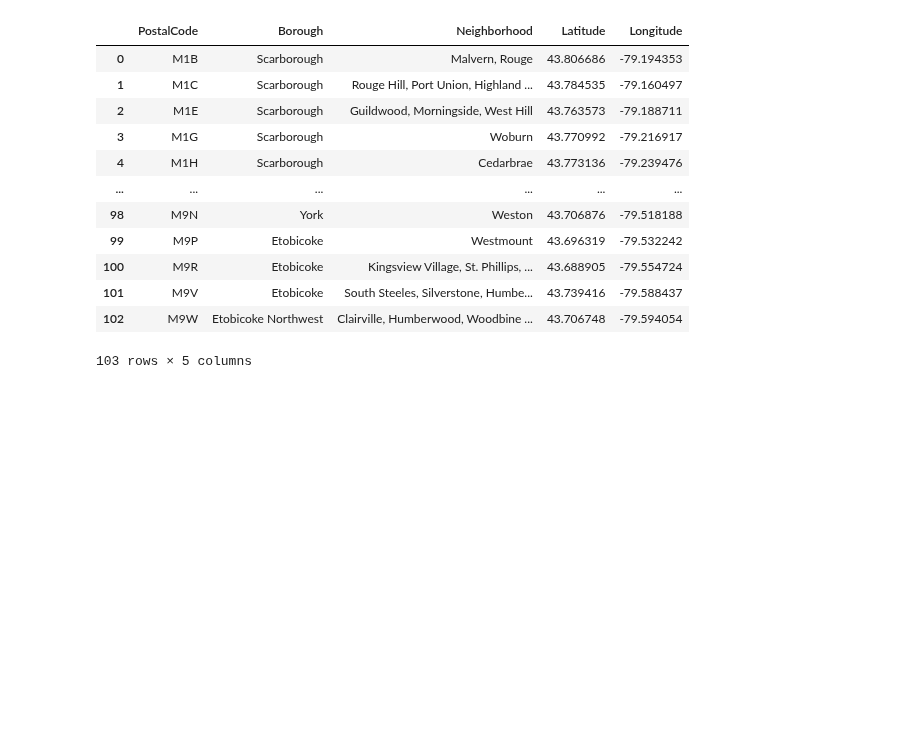
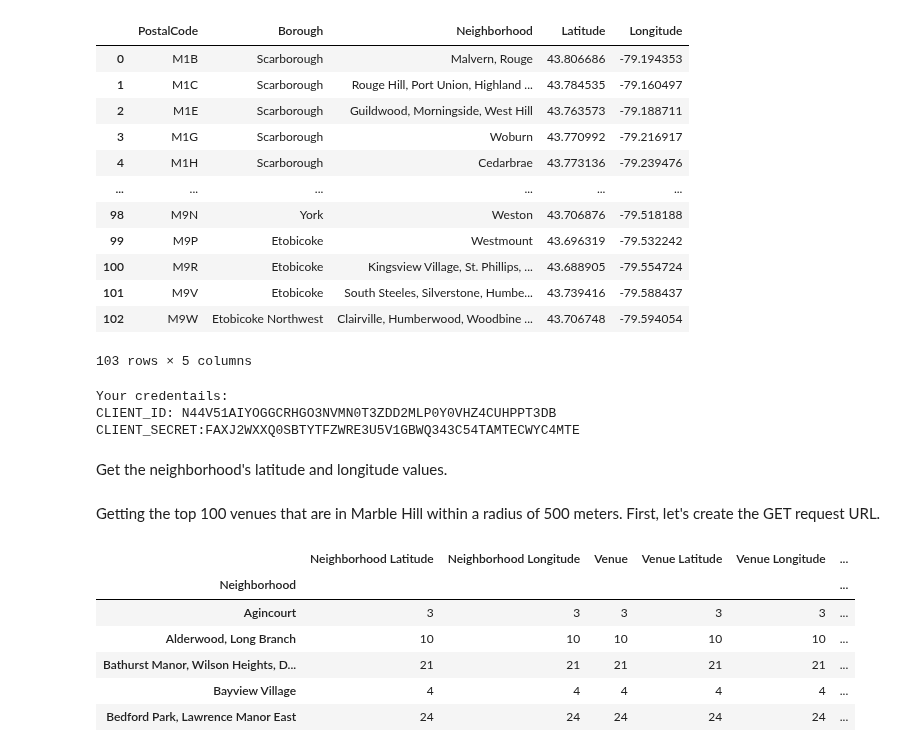
Before and after one commit to shivashamloo/Data-Science-Capstone, a Jupyter notebook: toronto clustering.ipynb, the cells around one changed output. Saved outputs shown, nothing was run; the diff lists cells and outputs as text; code cells hidden in the pictures; blank space fills up the shorter version.

```diff
--- a/toronto clustering.ipynb
+++ b/toronto clustering.ipynb
@@ -43,7 +44,10 @@ df=df.groupby('PostalCode',axis=0).sum()
 # %% [markdown]
 Replacing the neighborhood with Not assigned values to their borough name.
 # %%
-df['Neighborhood'].replace('Not assigned',df.Borough,inplace=True)
+for i, bor in enumerate(df.Borough):
+    if df['Neighborhood'].iloc[i] == 'Not assigned':
+        df.replace('Not assigned' , bor, inplace=True)
+# df['Neighborhood'].replace('Not assigned',df.Borough,inplace=True)
 df.reset_index(inplace=True)
 # %%
 df.shape
@@ -65,6 +62,6 @@ long_lat=pd.read_csv("Geospatial_Coordinates.csv")
 # %%
-result = pd.concat([df, long_lat['Latitude'],long_lat['Longitude']], axis=1, join='inner')
-result
+toronto_data = pd.concat([df, long_lat['Latitude'],long_lat['Longitude']], axis=1, join='inner')
+toronto_data
 # %% [output]
 |  | PostalCode | Borough | Neighborhood | Latitude | Longitude |
 | 0 | M1B | Scarborough | Malvern, Rouge | 43.806686 | -79.194353 |
@@ -79,3 +76,18 @@ result
 | 101 | M9V | Etobicoke | South Steeles, Silverstone, Humbe... | 43.739416 | -79.588437 |
 | 102 | M9W | Etobicoke Northwest | Clairville, Humberwood, Woodbine ... | 43.706748 | -79.594054 |
 103 rows × 5 columns
+# %%
+CLIENT_ID = 'N44V51AIYOGGCRHGO3NVMN0T3ZDD2MLP0Y0VHZ4CUHPPT3DB' # your Foursquare ID
+CLIENT_SECRET = 'FAXJ2WXXQ0SBTYTFZWRE3U5V1GBWQ343C54TAMTECWYC4MTE' # your Foursquare Secret
+VERSION = '20180605' # Foursquare API version
+LIMIT = 100 # A default Foursquare API limit value
+
+print('Your credentails:')
+print('CLIENT_ID: ' + CLIENT_ID)
+print('CLIENT_SECRET:' + CLIENT_SECRET)
+# %% [output]
+Your credentails:
+CLIENT_ID: N44V51AIYOGGCRHGO3NVMN0T3ZDD2MLP0Y0VHZ4CUHPPT3DB
+CLIENT_SECRET:FAXJ2WXXQ0SBTYTFZWRE3U5V1GBWQ343C54TAMTECWYC4MTE
+# %% [markdown]
+Get the neighborhood's latitude and longitude values.
@@ -81,0 +136,3 @@ result
+# %% [markdown]
+Getting the top 100 venues that are in Marble Hill within a radius of 500 meters.
+First, let's create the GET request URL.
@@ -81,0 +143,10 @@ result
+# %%
+toronto_venues.groupby('Neighborhood').count().head()
+# %% [output]
+|  | Neighborhood Latitude | Neighborhood Longitude | Venue | Venue Latitude | Venue Longitude | ... |
+| Neighborhood |  |  |  |  |  | ... |
+| Agincourt | 3 | 3 | 3 | 3 | 3 | ... |
+| Alderwood, Long Branch | 10 | 10 | 10 | 10 | 10 | ... |
+| Bathurst Manor, Wilson Heights, D... | 21 | 21 | 21 | 21 | 21 | ... |
+| Bayview Village | 4 | 4 | 4 | 4 | 4 | ... |
+| Bedford Park, Lawrence Manor East | 24 | 24 | 24 | 24 | 24 | ... |
```
Also changed, not shown: parts of 28 cells of this notebook.
